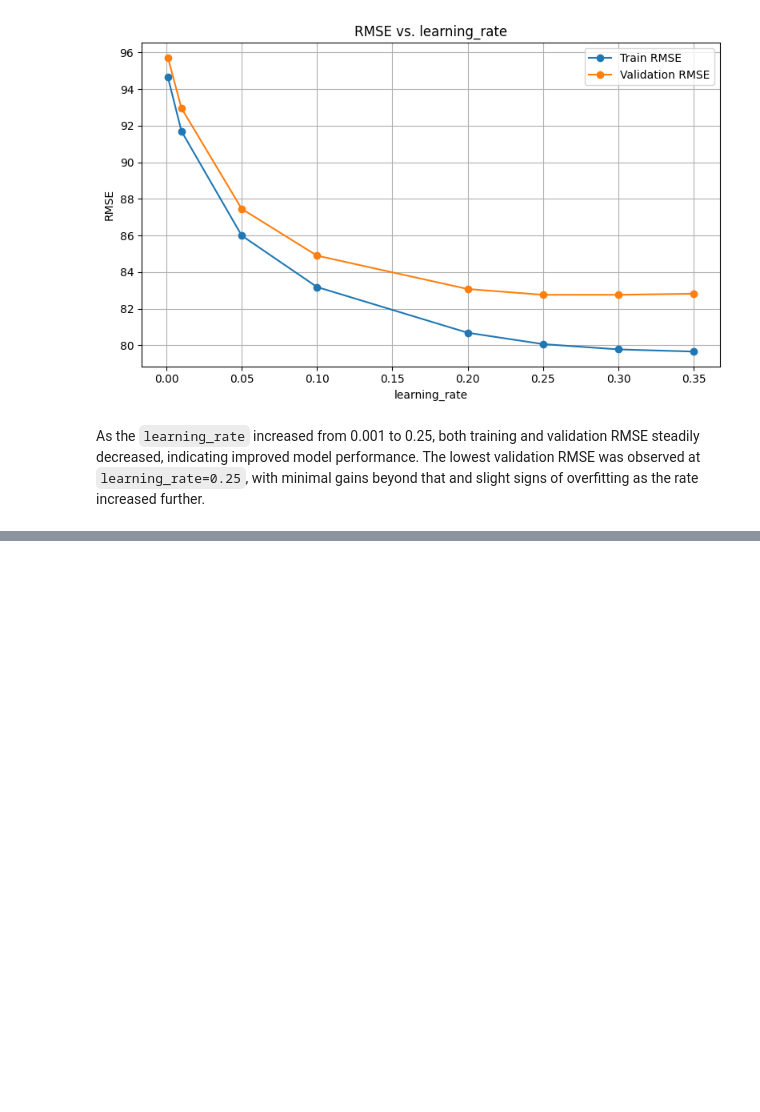
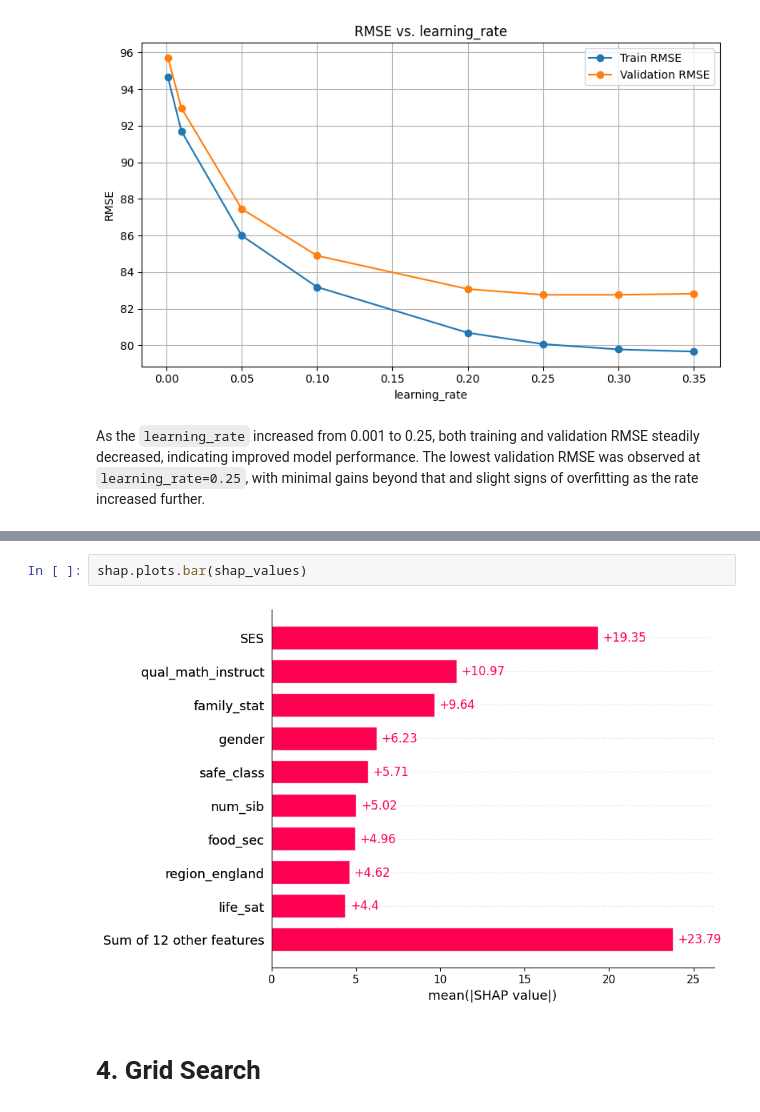
Before and after one commit to Yorkel/predicting-low-math-pisa-uk, a Jupyter notebook: notebooks/06_XGBoost.ipynb, the cells around one changed output, grey strips where cells are left out. Drawn from its saved outputs; the diff is of its cells as text; blank space fills up the shorter version.

```diff
--- a/notebooks/06_XGBoost.ipynb
+++ b/notebooks/06_XGBoost.ipynb
@@ -398,0 +537,6 @@ As the `learning_rate` increased from 0.001 to 0.25, both training and validatio
+# %%
+shap.plots.bar(shap_values)
+# %% [output]
+[figure, added]
+# %% [markdown]
+# 4. Grid Search
```
Also changed, not shown: parts of 45 cells of this notebook, 3 other files.
